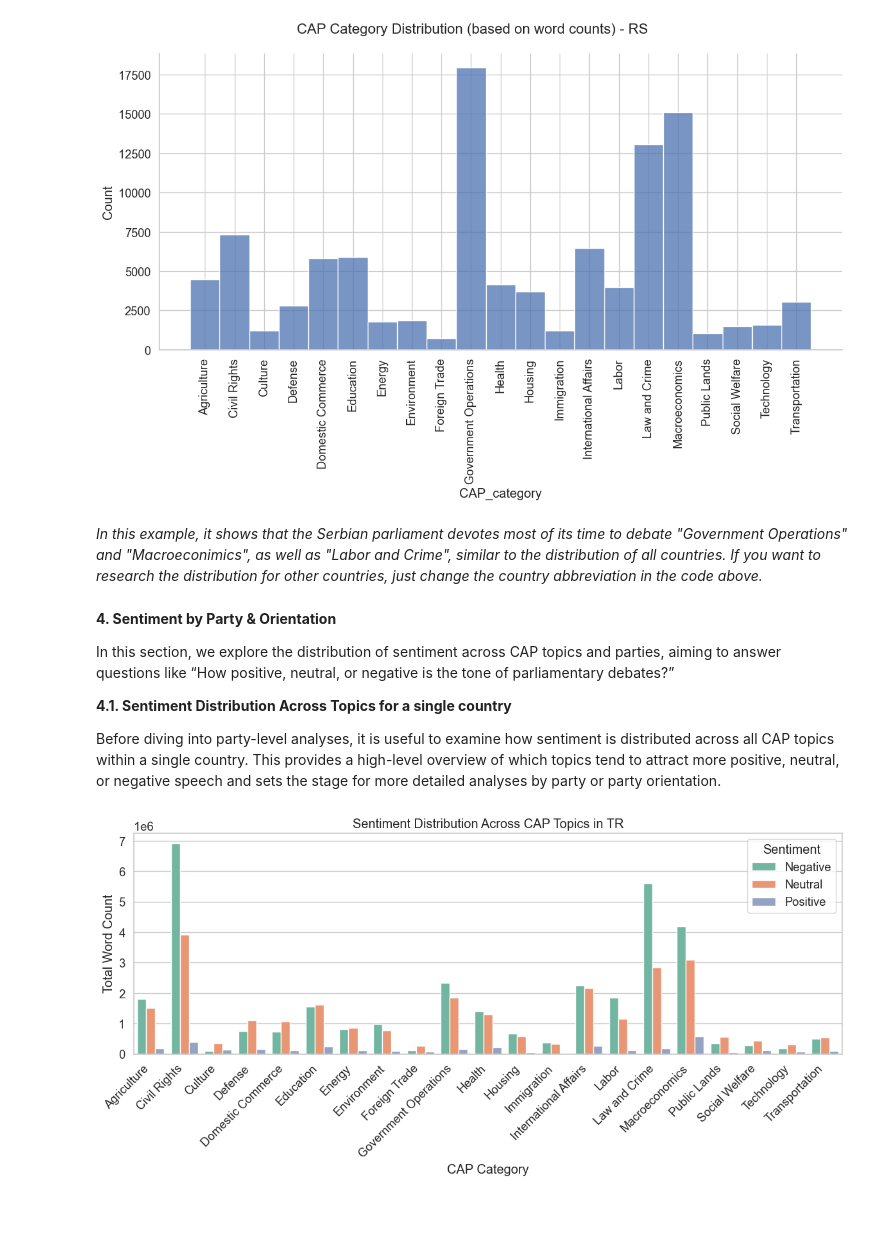
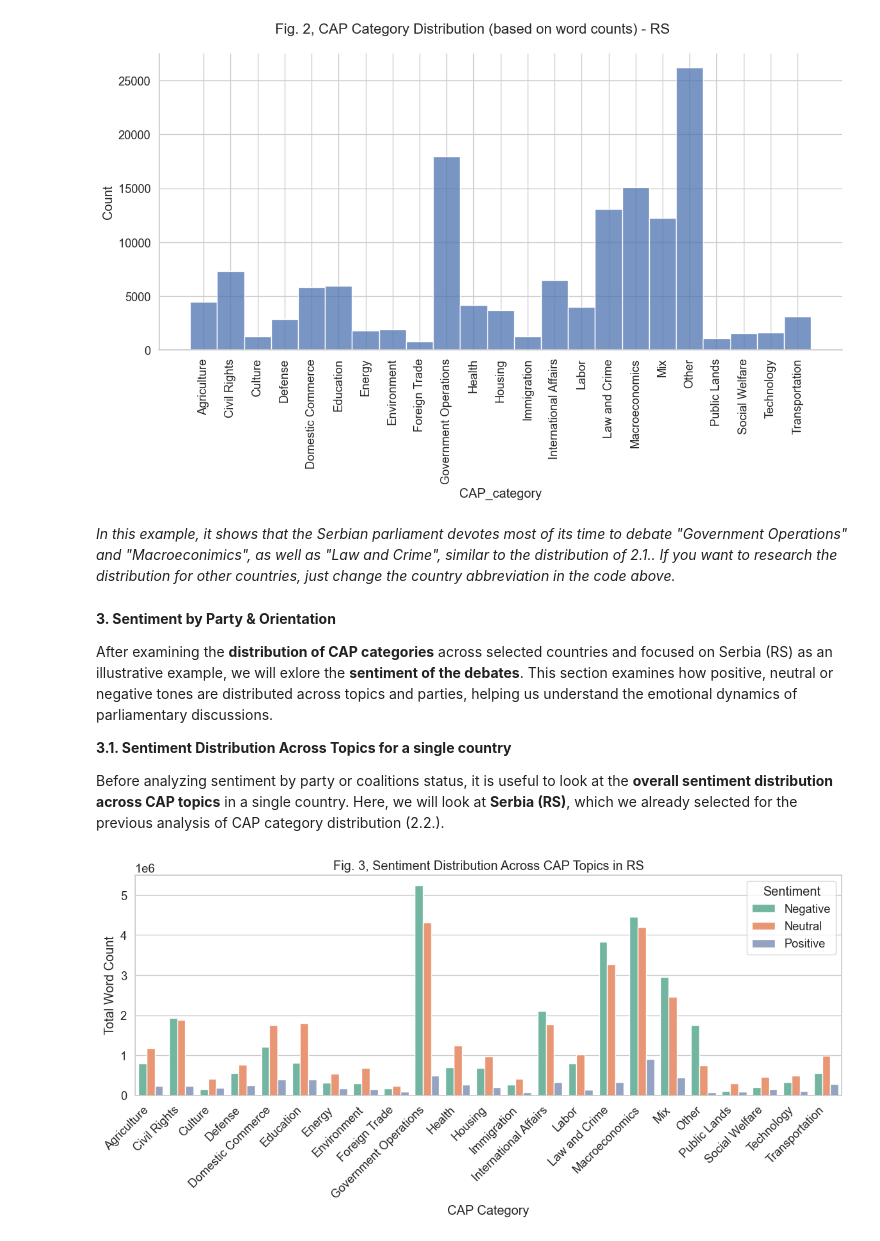
Before and after one commit to clarinsi/ParlaCAP-Analysis-Tutorials, a Jupyter notebook: Tutorial 2 - Calculating Topic and Sentiment Distributions.ipynb, the cells around one changed output. Drawn from its saved outputs; the diff is of its cells as text; code cells hidden in the pictures; blank space fills up the shorter version.

```diff
--- a/Tutorial 2 - Calculating Topic and Sentiment Distributions.ipynb
+++ b/Tutorial 2 - Calculating Topic and Sentiment Distributions.ipynb
@@ -46,7 +43,7 @@ while True:
     except OverflowError:
         max_int = max_int // 10
 
-countries = ["AT", "BA", "BE", "BG", "CZ", "DK", "EE", "ES-CT", "ES-GA", "ES-PV",
+countries = ["AT", "BA", "BE", "BG", "CZ", "DK", "EE", "ES", "ES-CT", "ES-GA", "ES-PV",
              "FR", "GB", "GR", "HR", "HU", "IS", "IT", "LV",
              "NL", "NO", "PL", "PT", "RS", "SE", "SI", "TR", "UA"] #change country codes according to your available datasets
 
@@ -121,4 +116 @@ All filtered: (4565042, 21)
-# %%
-filtered_all = filtered_all[~filtered_all["CAP_category"].isin(["Mix", "Other"])]
-filtered_all["CAP_category"] = filtered_all["CAP_category"].cat.remove_unused_categories()
 # %% [markdown]
@@ -150,32 +152,38 @@ This code looks at only **one country at a time**, e.g. "RS", to see what topics
 # %%
+#Example: focus on one country
+country = "RS"
+filtered_by_country = filtered_all[filtered_all["country"] == country]
+
 filtered_by_country = filtered_all[filtered_all["country"] == "RS"]
 
 g = sns.displot(
     data=filtered_by_country.sort_values("CAP_category"),
     x="CAP_category",
     height=6,
-    aspect=2
+    aspect=2,
+    palette="Set2"
 )
 
+cap_order = sorted(filtered_by_country["CAP_category"].unique())
+
 g.set_xticklabels(rotation=90)
-
-g.fig.suptitle("CAP Category Distribution (based on word counts) - RS", fontsize=16)
+g.fig.suptitle("Fig. 2, CAP Category Distribution (based on word counts) - RS", fontsize=16)
 g.fig.subplots_adjust(top=0.9)
 # %% [output]
-[figure, old version]
+[figure, new version]
 # %% [markdown]
-*In this example, it shows that the Serbian parliament devotes most of its time to debate "Government Operations" and "Macroeconimics", as well as "Labor and Crime", similar to the distribution of all countries. If you want to research the distribution for other countries, just change the country abbreviation in the code above.*
+*In this example, it shows that the Serbian parliament devotes most of its time to debate "Government Operations" and "Macroeconimics", as well as "Law and Crime", similar to the distribution of 2.1.. If you want to research the distribution for other countries, just change the country abbreviation in the code above.*
 # %% [markdown]
-**4. Sentiment by Party & Orientation**
+**3. Sentiment by Party & Orientation**
 
-In this section, we explore the distribution of sentiment across CAP topics and parties, aiming to answer questions like “How positive, neutral, or negative is the tone of parliamentary debates?”
+After examining the **distribution of CAP categories** across selected countries and focused on Serbia (RS) as an illustrative example, we will exlore the **sentiment of the debates**. This section examines how positive, neutral or negative tones are distributed across topics and parties, helping us understand the emotional dynamics of parliamentary discussions.
 
-**4.1. Sentiment Distribution Across Topics for a single country**
+**3.1. Sentiment Distribution Across Topics for a single country**
 
-Before diving into party-level analyses, it is useful to examine how sentiment is distributed across all CAP topics within a single country. This provides a high-level overview of which topics tend to attract more positive, neutral, or negative speech and sets the stage for more detailed analyses by party or party orientation.
+Before analyzing sentiment by party or coalitions status, it is useful to look at the **overall sentiment distribution across CAP topics** in a single country. Here, we will look at **Serbia (RS)**, which we already selected for the previous analysis of CAP category distribution (2.2.).
 # %%
 # ---- 1. Filter data for one country ----
-country = "TR"  # change to your country of interest
+country = "RS"  # change to your country of interest
 country_data = filtered_all[filtered_all["country"] == country]
 
 # ---- 2. Aggregate word counts by CAP_category and sentiment ----
@@ -204,7 +212,7 @@ sns.barplot(
     palette="Set2"
 )
 
-plt.title(f"Sentiment Distribution Across CAP Topics in {country}")
+plt.title(f"Fig. 3, Sentiment Distribution Across CAP Topics in {country}")
 plt.xlabel("CAP Category")
 plt.ylabel("Total Word Count")
 plt.xticks(rotation=45, ha="right")
@@ -212,5 +220,5 @@ plt.legend(title="Sentiment")
 plt.tight_layout()
 plt.show()
 # %% [output]
-[figure, old version]
+[figure, new version]
 # %% [markdown]
```
Also changed, not shown: parts of 32 cells of this notebook, 9 other files.
